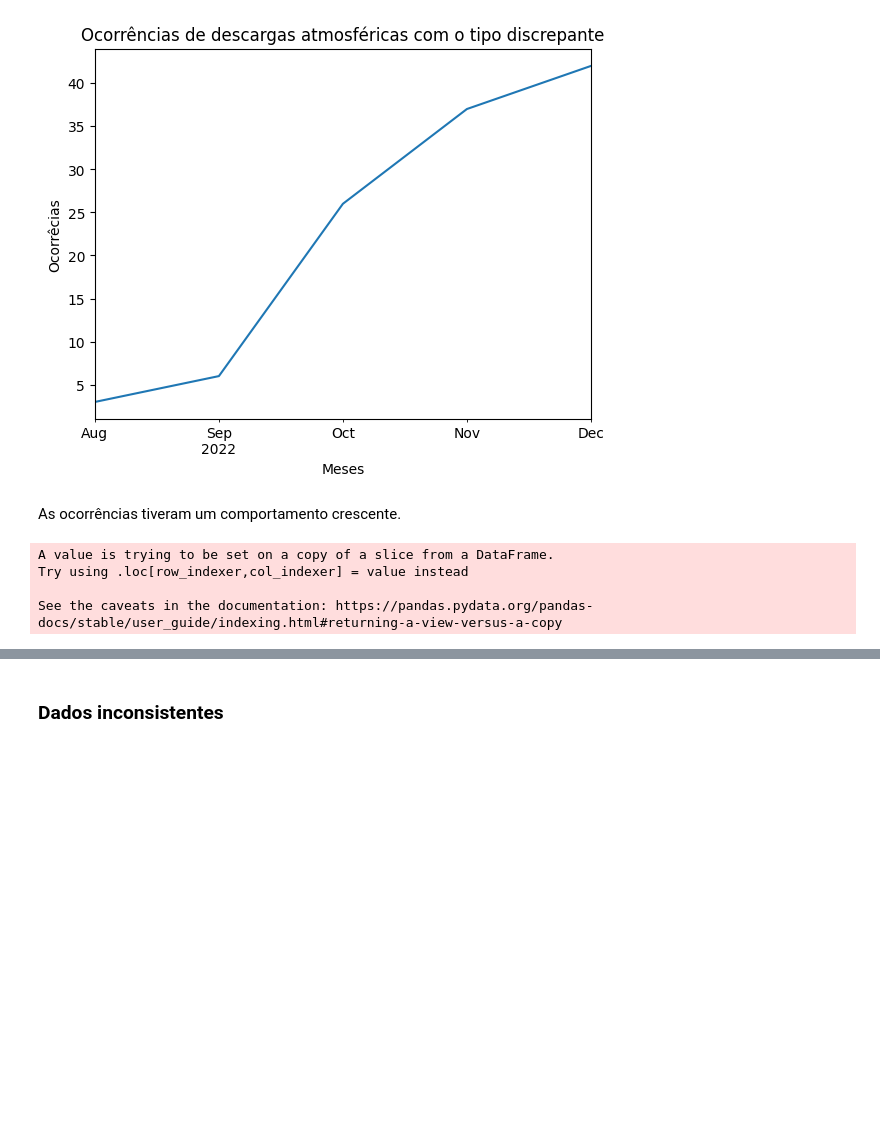
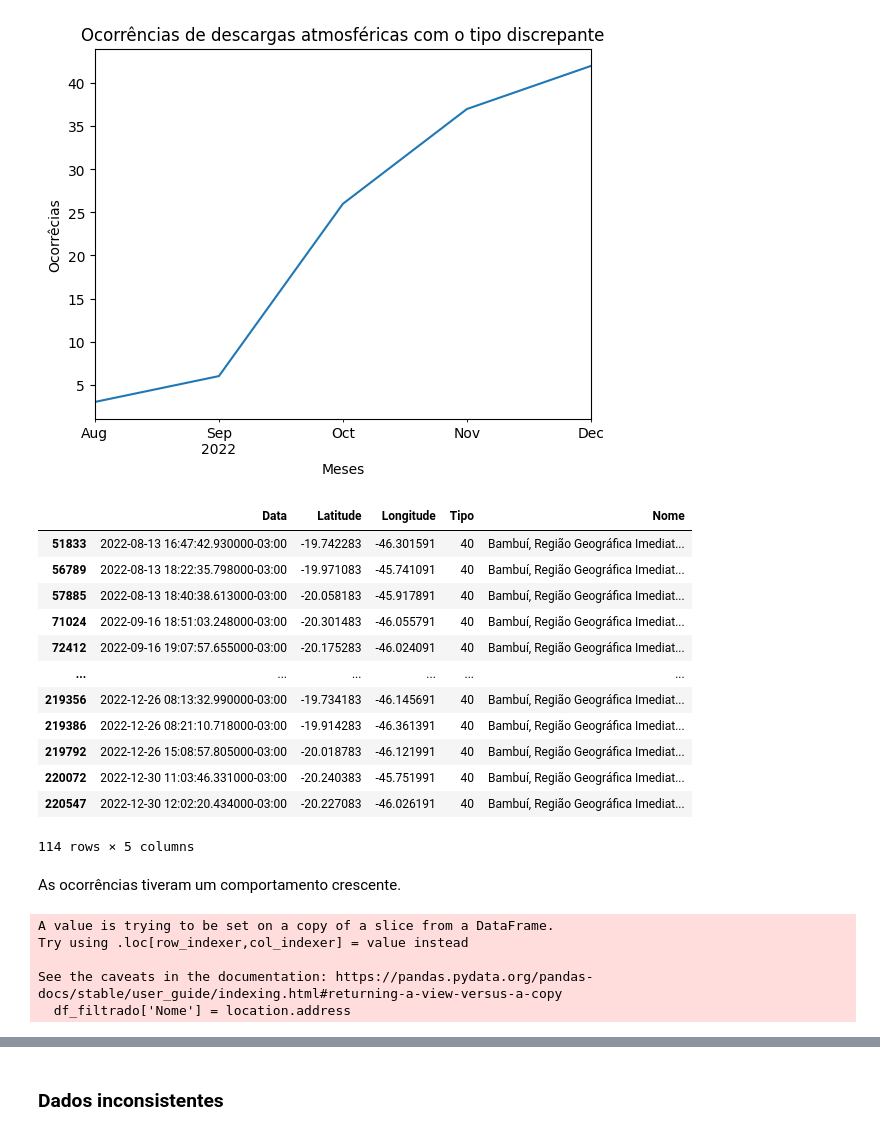
Before and after one commit to RosanaAlves/Descargas-Atmosfericas, a Jupyter notebook: Analise_Descritiva_v01_11-12-23.ipynb, the cells around one changed output, grey strips where cells are left out. Drawn from its saved outputs; the diff is of its cells as text; code cells hidden in the pictures; blank space fills up the shorter version.

```diff
--- a/Analise_Descritiva_v01_11-12-23.ipynb
+++ b/Analise_Descritiva_v01_11-12-23.ipynb
@@ -31,7 +31,7 @@ from shapely.geometry import Point
 # %%
 # Carregando o arquivo csv
 
-dados_df = pd.read_csv("https://raw.githubusercontent.com/RosanaAlves/Descargas-Atmosfericas/main/dataset_2022.csv?token=GHSAT0AAAAAACLWQPSX2AR6C7RVXDFEM2AOZL6OMDQ")
+dados_df = pd.read_csv("https://raw.githubusercontent.com/RosanaAlves/Descargas-Atmosfericas/main/dataset_2022.csv?token=GHSAT0AAAAAACLW4NWGHHWI5CRZB7XHB7OOZL65A7Q")
 dados_df;
 # %%
 # Alterando a primeira letra do nome de cada coluna.
@@ -139,10 +99,25 @@ plt.ylabel('Ocorrêcias')
 plt.show()
 # %% [output]
 [figure]
+# %%
+df_filtrado
+# %% [output]
+|  | Data | Latitude | Longitude | Tipo | Nome |
+| 51833 | 2022-08-13 16:47:42.930000-03:00 | -19.742283 | -46.301591 | 40 | Bambuí, Região Geográfica Imediat... |
+| 56789 | 2022-08-13 18:22:35.798000-03:00 | -19.971083 | -45.741091 | 40 | Bambuí, Região Geográfica Imediat... |
+| 57885 | 2022-08-13 18:40:38.613000-03:00 | -20.058183 | -45.917891 | 40 | Bambuí, Região Geográfica Imediat... |
+| 71024 | 2022-09-16 18:51:03.248000-03:00 | -20.301483 | -46.055791 | 40 | Bambuí, Região Geográfica Imediat... |
+| 72412 | 2022-09-16 19:07:57.655000-03:00 | -20.175283 | -46.024091 | 40 | Bambuí, Região Geográfica Imediat... |
+| ... | ... | ... | ... | ... | ... |
+| 219356 | 2022-12-26 08:13:32.990000-03:00 | -19.734183 | -46.145691 | 40 | Bambuí, Região Geográfica Imediat... |
+| 219386 | 2022-12-26 08:21:10.718000-03:00 | -19.914283 | -46.361391 | 40 | Bambuí, Região Geográfica Imediat... |
+| 219792 | 2022-12-26 15:08:57.805000-03:00 | -20.018783 | -46.121991 | 40 | Bambuí, Região Geográfica Imediat... |
+| 220072 | 2022-12-30 11:03:46.331000-03:00 | -20.240383 | -45.751991 | 40 | Bambuí, Região Geográfica Imediat... |
+| 220547 | 2022-12-30 12:02:20.434000-03:00 | -20.227083 | -46.026191 | 40 | Bambuí, Região Geográfica Imediat... |
+114 rows × 5 columns
 # %% [markdown]
 As ocorrências tiveram um comportamento crescente.
 # %%
-import geopy
 # Create a Geocoder object
 geocoder = geopy.Nominatim(user_agent="my_user_agent")
 
@@ -157,4 +132,5 @@ A value is trying to be set on a copy of a slice from a DataFrame.
 Try using .loc[row_indexer,col_indexer] = value instead
 
 See the caveats in the documentation: https://pandas.pydata.org/pandas-docs/stable/user_guide/indexing.html#returning-a-view-versus-a-copy
+  df_filtrado['Nome'] = location.address
 # %%
```
Also changed, not shown: parts of 9 cells of this notebook.
